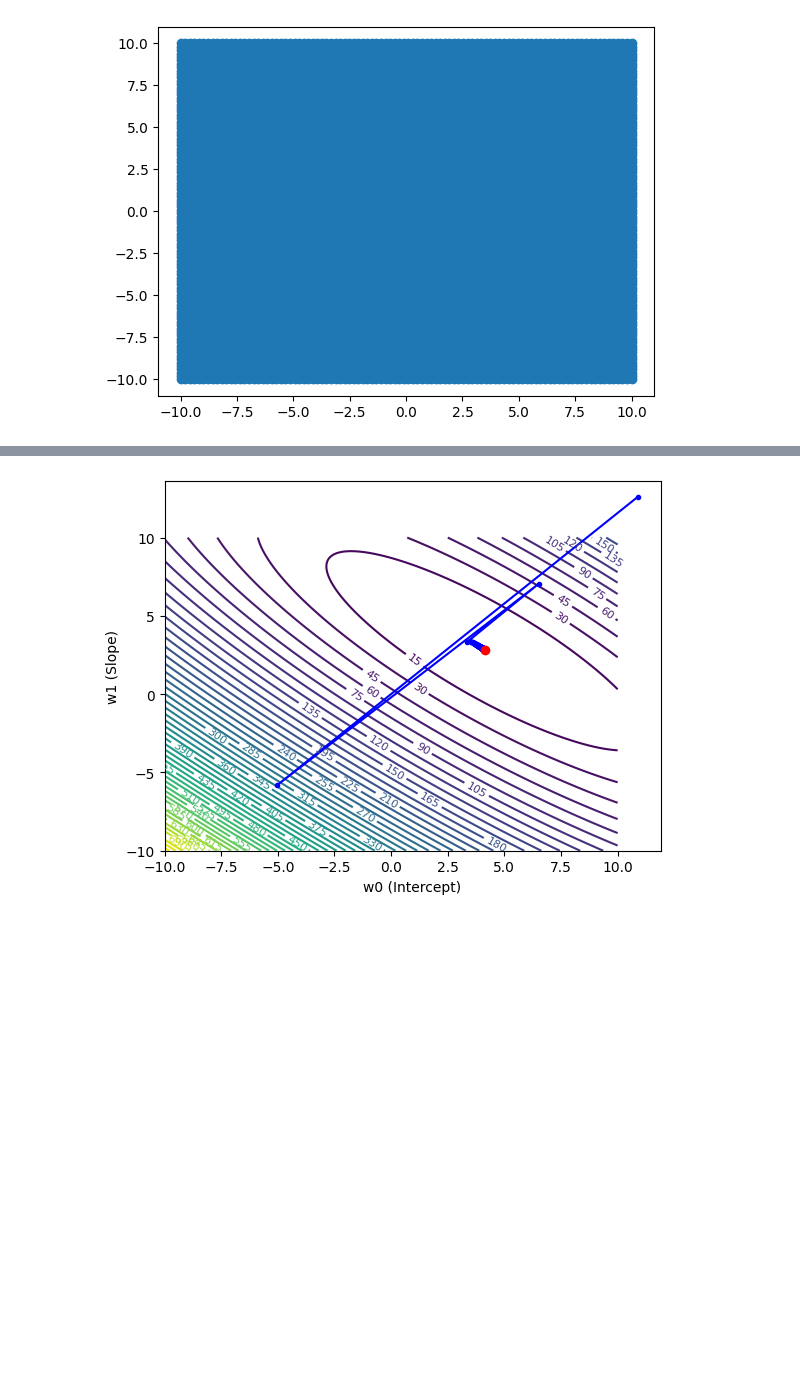
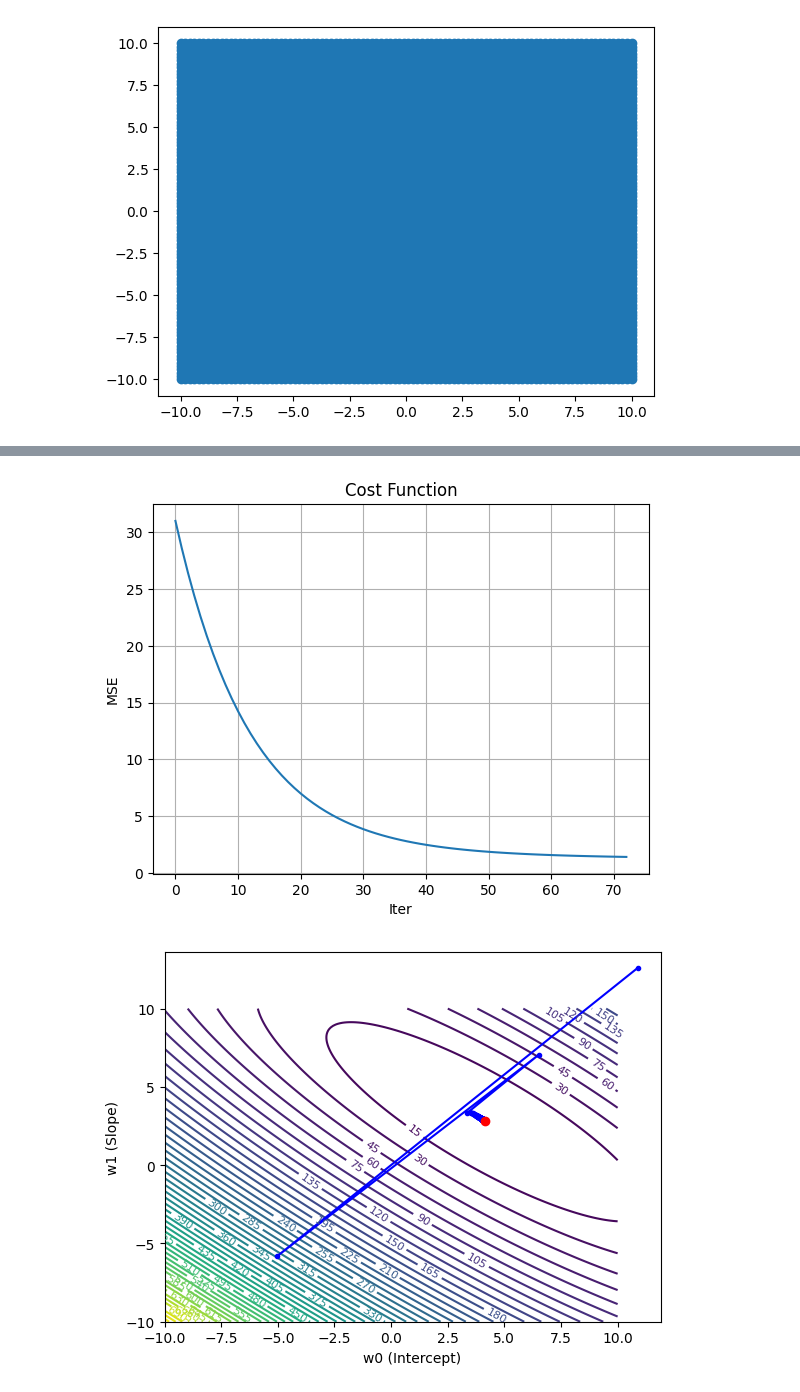
Before and after one commit to naeimrezaeian/ML-2025, a Jupyter notebook: Task4_Gradient Descent.ipynb, the cells around one changed output, grey strips where cells are left out. Cells and saved outputs as stored; diff of their text form; code cells hidden in the pictures; blank space fills up the shorter version.

```diff
--- a/Task4_Gradient Descent.ipynb
+++ b/Task4_Gradient Descent.ipynb
@@ -239,3 +400,47 @@ plt.show()
+# %%
+def GD(X, y, alpha=0.1, iter=1000, mode="delta_theta", eps=1e-2):
+
+    history=[]
+    l,n = X.shape
+    theta = np.random.randn(n, 1)
+    for i in range(iter):
+        y_pred=X.dot(theta)
+        mse=(1/l) * np.sum((y_pred - y)**2)
+        gradients = (2/l) * X.T.dot(X.dot(theta) - y)
+        history.append({"iter":i,"mse":mse,"theta":theta})
+
+
+        # критерии останова
+        if mode == "grad_norm":
+            grad_norm = np.linalg.norm(gradients)
+            if grad_norm < eps:
+                break
+        elif mode == "delta_theta" and i > 0:
+            delta = np.linalg.norm(theta - prev_theta)
+            if delta < eps:
+                break
+
+
+        prev_theta = theta.copy()
+        theta = theta - alpha * gradients
+
+    return theta, history
+# %%
+np.random.seed(42)
+X = 2 * np.random.rand(100, 1)
+y = 4 + 3 * X + np.random.randn(100, 1)
+X_b = np.c_[np.ones((100, 1)), X]
+theta,history= GD(X_b,y,alpha=0.01)
+df_hist = pd.DataFrame(history)
+# %%
+plt.plot(df_hist['iter'],df_hist['mse'])
+plt.title("Cost Function")
+plt.xlabel("Iter")
+plt.ylabel("MSE")
+plt.grid()
+plt.show()
+# %% [output]
+[figure, added]
 # %%
 def plot_mse_contour_with_trajectory(X, y, history, w0_range=(-10,10), w1_range=(-10,10), num=200):
     y = y.reshape(-1, 1)
```
Also changed, not shown: parts of 51 cells of this notebook.
